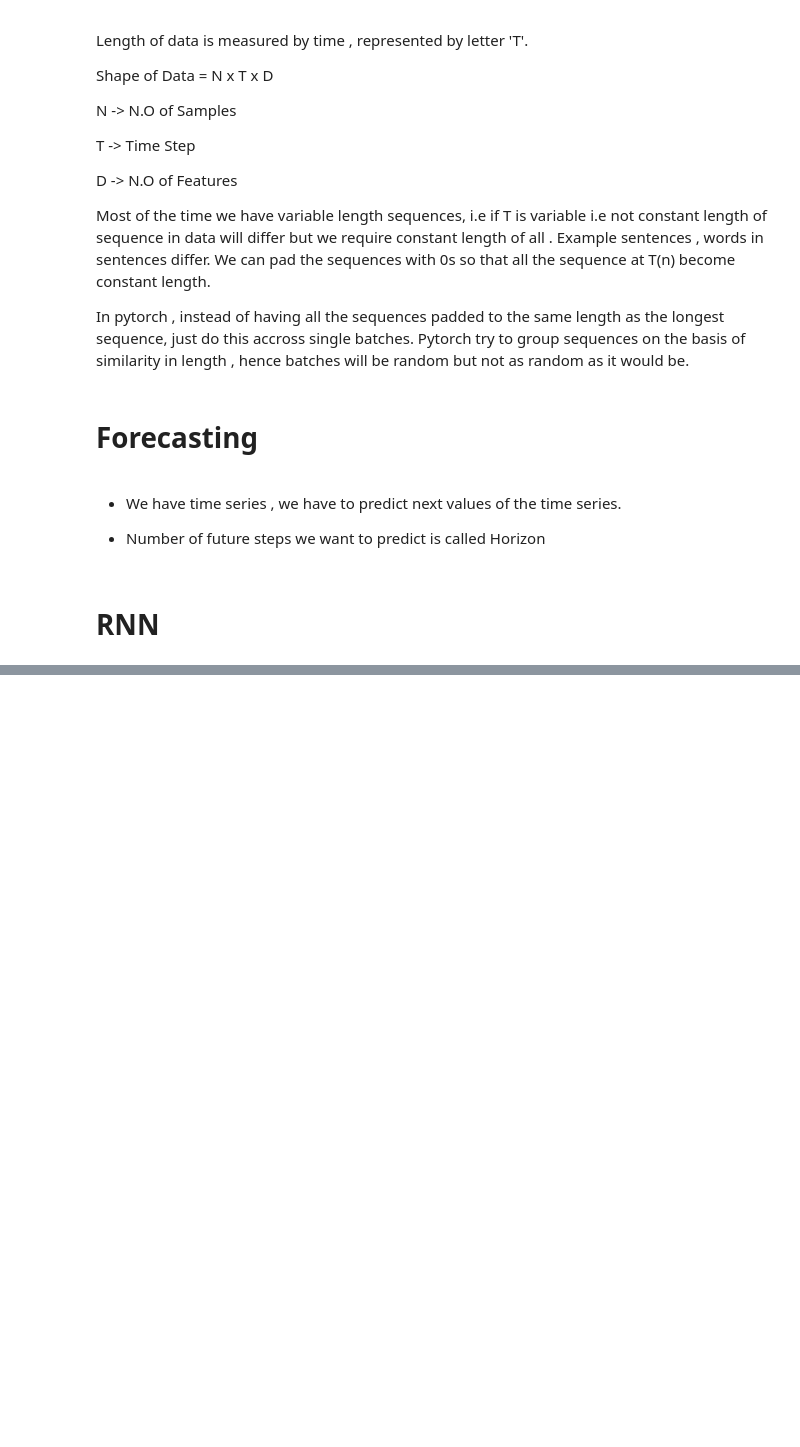
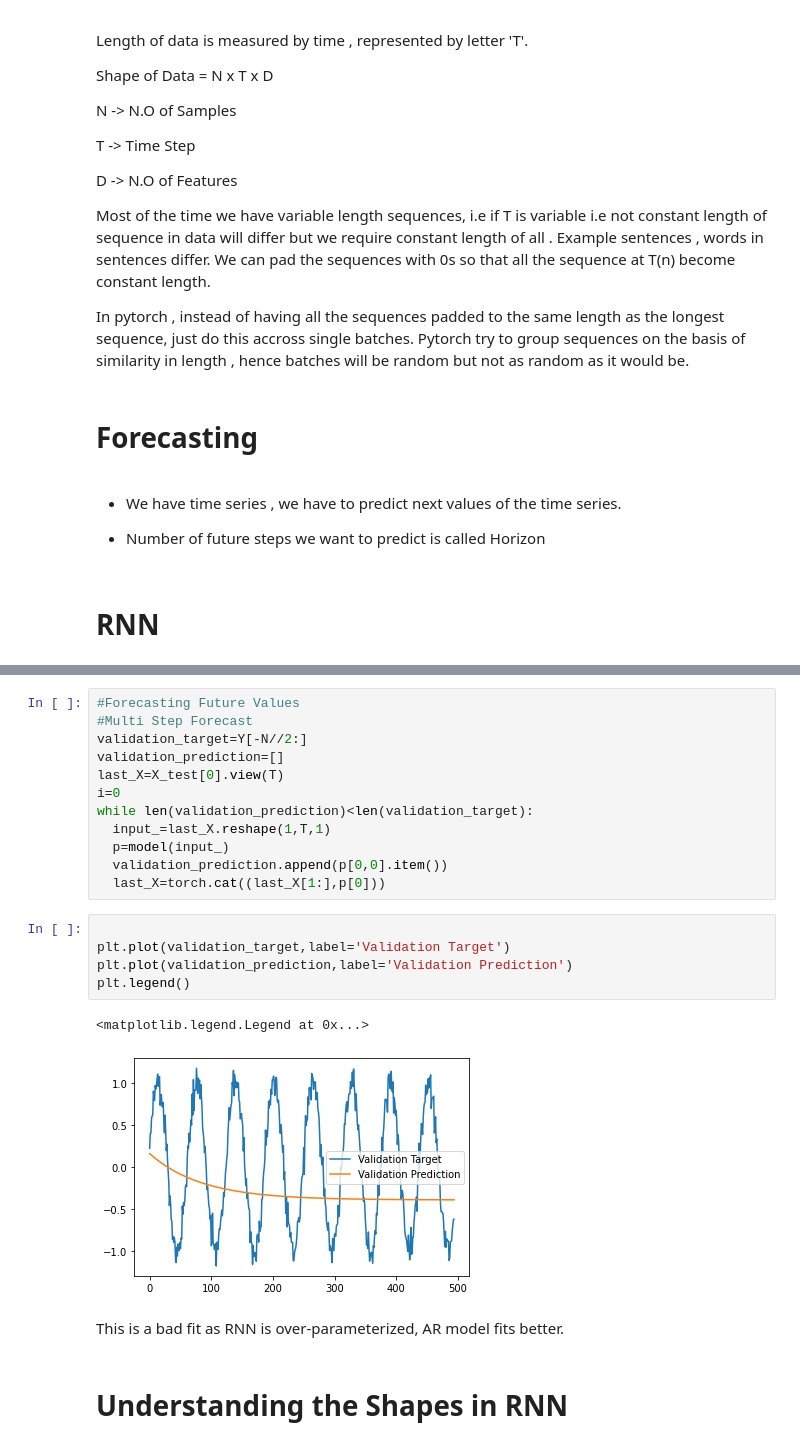
Before and after one commit to RiseAboveAll/PYTORCH_Learning, a Jupyter notebook: RNN.ipynb, the cells around one changed output, grey strips where cells are left out. Cells and saved outputs as stored; diff of their text form; blank space fills up the shorter version.

```diff
--- a/RNN.ipynb
+++ b/RNN.ipynb
@@ -107,0 +387,24 @@ RNN accounts for all the previous words in the sentence not only the previous wo
+# %%
+#Forecasting Future Values
+#Multi Step Forecast
+validation_target=Y[-N//2:]
+validation_prediction=[]
+last_X=X_test[0].view(T)
+i=0
+while len(validation_prediction)<len(validation_target):
+  input_=last_X.reshape(1,T,1)
+  p=model(input_)
+  validation_prediction.append(p[0,0].item())
+  last_X=torch.cat((last_X[1:],p[0]))
+# %%
+
+plt.plot(validation_target,label='Validation Target')
+plt.plot(validation_prediction,label='Validation Prediction')
+plt.legend()
+# %% [output]
+<matplotlib.legend.Legend at 0x...>
+[figure, added]
+# %% [markdown]
+This is a bad fit as RNN is over-parameterized, AR model fits better.
+# %% [markdown]
+# Understanding the Shapes in RNN
```
Also changed, not shown: parts of 20 cells of this notebook.
